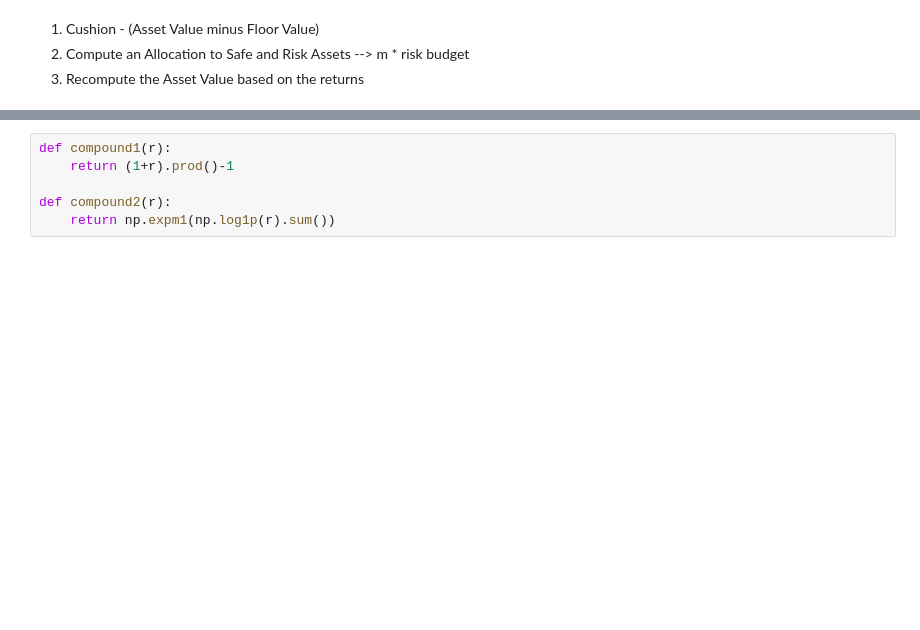
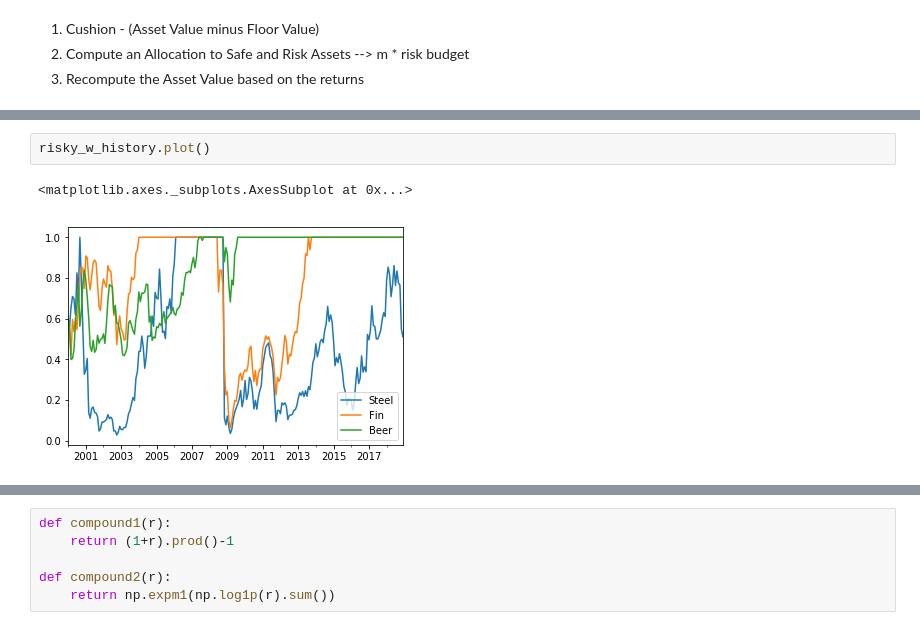
Before and after one commit to allaccountstaken/risk_toolkit, a Jupyter notebook: cppi.ipynb, the cells around one changed output, grey strips where cells are left out. Cells and saved outputs as stored; diff of their text form; blank space fills up the shorter version.

```diff
--- a/cppi.ipynb
+++ b/cppi.ipynb
@@ -50,0 +104,5 @@ floor = 0.8
+# %%
+risky_w_history.plot()
+# %% [output]
+<matplotlib.axes._subplots.AxesSubplot at 0x...>
+[figure, added]
```
Also changed, not shown: parts of 12 cells of this notebook, 1 other file.
